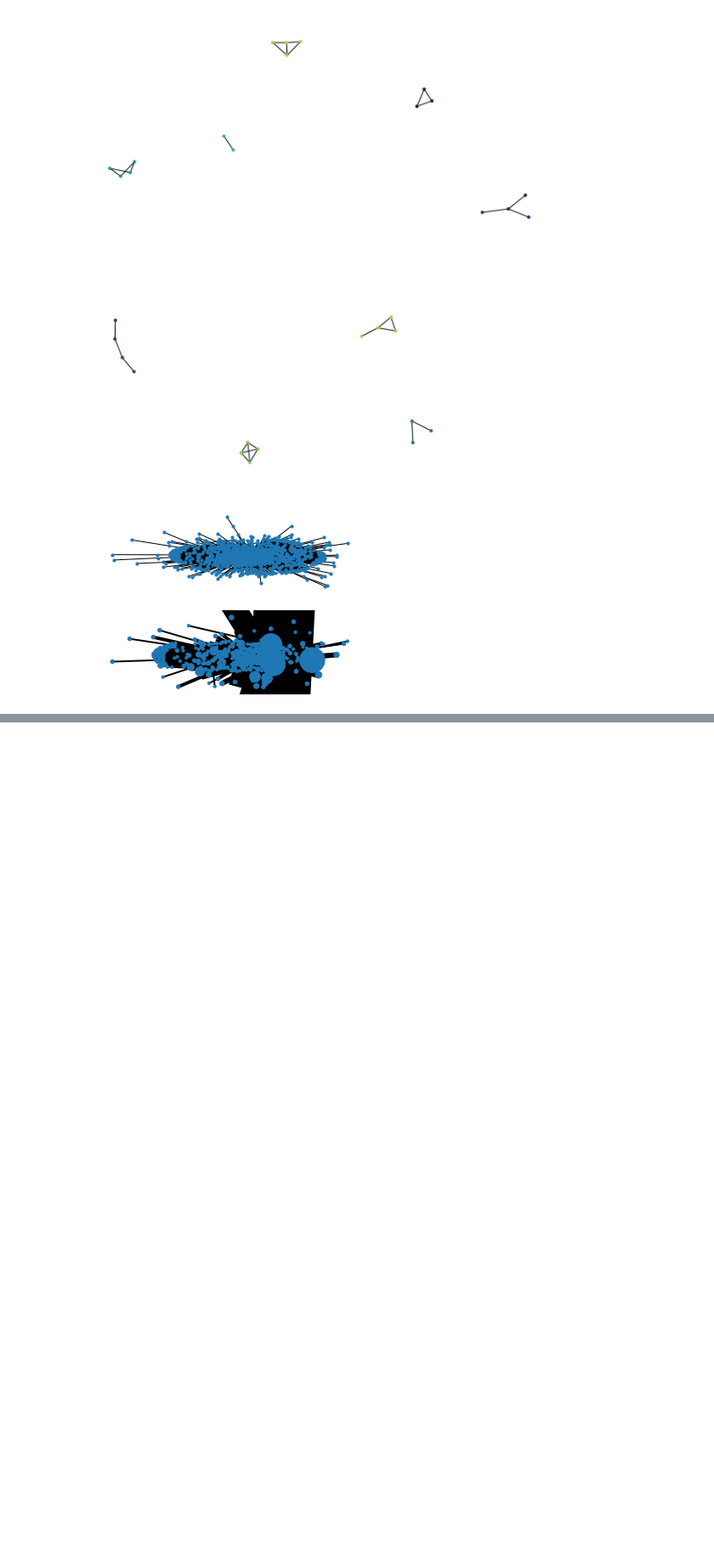
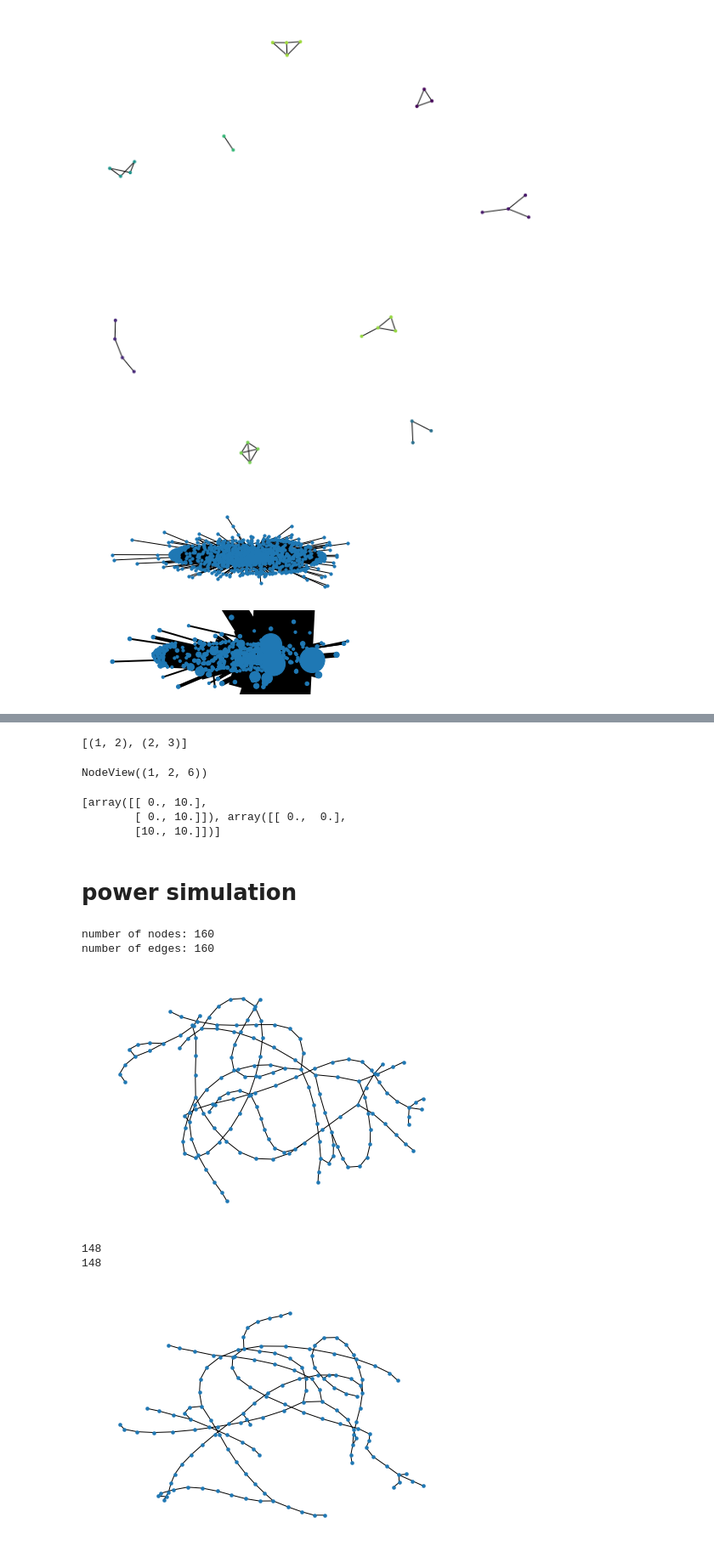
Before and after one commit to RedBatProject/Learning-tools, a Jupyter notebook: networkx_learning.ipynb, the cells around one changed output, grey strips where cells are left out. Shown: that part at 85% size. Saved outputs shown, nothing was run; the diff lists cells and outputs as text; code cells hidden in the pictures; blank space fills up the shorter version.

```diff
--- a/networkx_learning.ipynb
+++ b/networkx_learning.ipynb
@@ -565,0 +813,22 @@ plt.show()
+# %%
+G = nx.from_edgelist([(1,2), (2,3)])
+print(G.edges())
+mapping = {3:6}
+G = nx.relabel_nodes(G, mapping)
+
+G.nodes
+# EdgeView([('a', 'c'), ('f', 'g')])
+# %% [output]
+[(1, 2), (2, 3)]
+NodeView((1, 2, 6))
+# %%
+u = np.linspace(0, 10, 2)
+v = np.linspace(0, 10, 2)
+U, V = np.meshgrid(u ,v)
+# z = 1
+# W = z * np.ones_like(U)
+np.meshgrid(u ,v)
+# %% [output]
+[array([[ 0., 10.],
+        [ 0., 10.]]), array([[ 0.,  0.],
+        [10., 10.]])]
@@ -565,0 +865,56 @@ plt.show()
+# %% [markdown]
+# power simulation
+# %%
+# define graphs
+n = 40
+seed = 1531
+# n = 10
+m = 3
+p = 0.1
+G = nx.watts_strogatz_graph(4*n,m,p,seed = seed)
+print("number of nodes: {}".format(len(G.nodes)))
+print("number of edges: {}".format(len(G.edges)))
+pos = nx.spring_layout(G, seed = seed)
+nx.draw(G, pos = pos,with_labels=False,node_size=20,linewidths=0.1)
+# nx.draw_networkx_labels(G, pos = pos)
+plt.show()
+# -----------------------------------------------
+# print("node degree clustering")
+# for v in nx.nodes(G):
+#     # print("{} {} {} ".format(v, nx.degree(G, v),nx.clustering(G, v)))
+#     print("{} {} {}".format(v, nx.degree(G, v),nx.clustering(G,v)))
+
+# print("\nthe adjacency list")
+# for line in nx.generate_adjlist(G):
+#     print(line)
+# print(G.edges)
+edgess = [(0, 1), (0, 11), (0, 2), (0, 10), (1, 2), (1, 3), (1, 11), (2, 3), (2, 4), (3, 4), (3, 5), (4, 5), (4, 6), (5, 6), (5, 7), (6, 7), (6, 8), (7, 8), (7, 9), (7, 10), (8, 9), (8, 10), (9, 10), (9, 11)]
+# largest connected component
+# G.remove_edge(*edgess[0])
+G.remove_edges_from(edgess[8:9])
+components = nx.connected_components(G)
+largest_component = max(components, key=len)
+H = G.subgraph(largest_component)
+print(len(H.nodes))
+print(len(H.edges))
+pos = nx.spring_layout(H, seed = seed)
+nx.draw(H, pos = pos,with_labels=False,node_size=20,linewidths=0.1)
+# nx.draw_networkx_labels(H, pos = pos)
+plt.show()
+# # compute centrality
+# centrality = nx.betweenness_centrality(G, k=10, endpoints=True)
+# centrality
+
+# # compute community structure
+# lpc = nx.community.label_propagation_communities(G)
+# community_index = {n: i for i, com in enumerate(lpc) for n in com}
+
+# print(community_index)
+# -----------------------------------------------
+# %% [output]
+number of nodes: 160
+number of edges: 160
+[figure, added]
+148
+148
+[figure, added]
```
Also changed, not shown: parts of 18 cells of this notebook.
